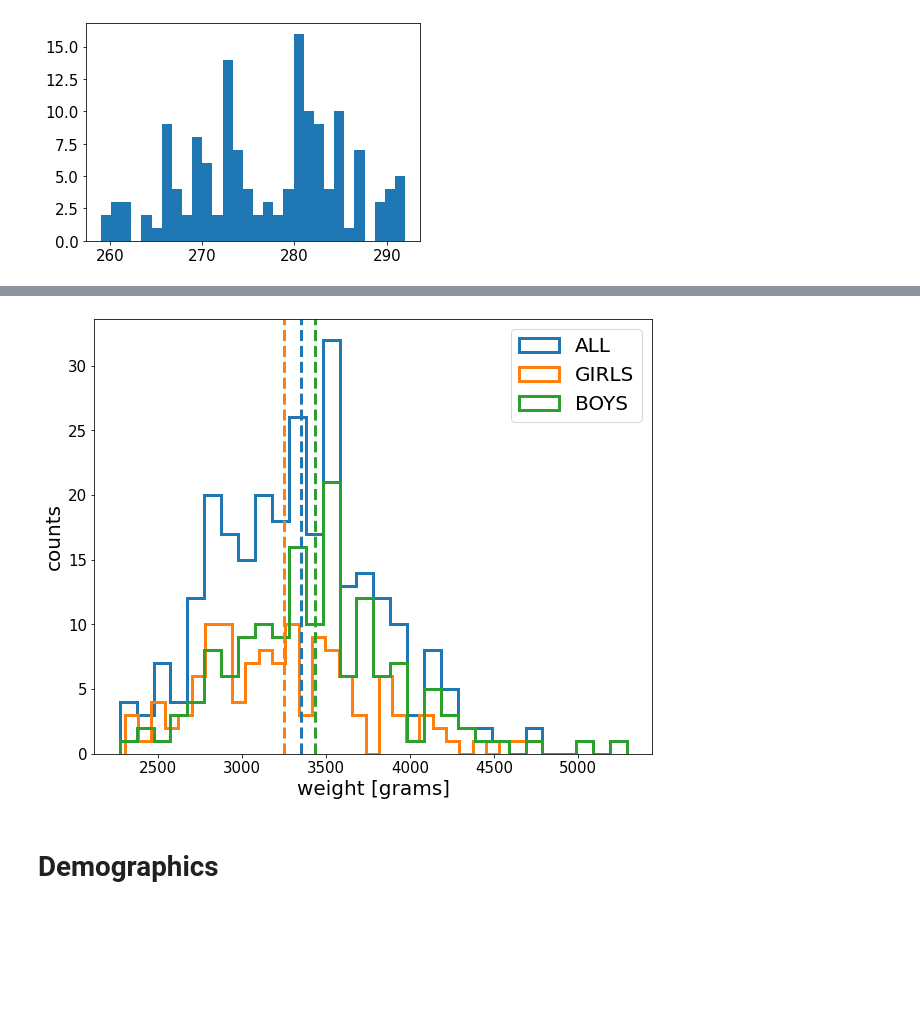
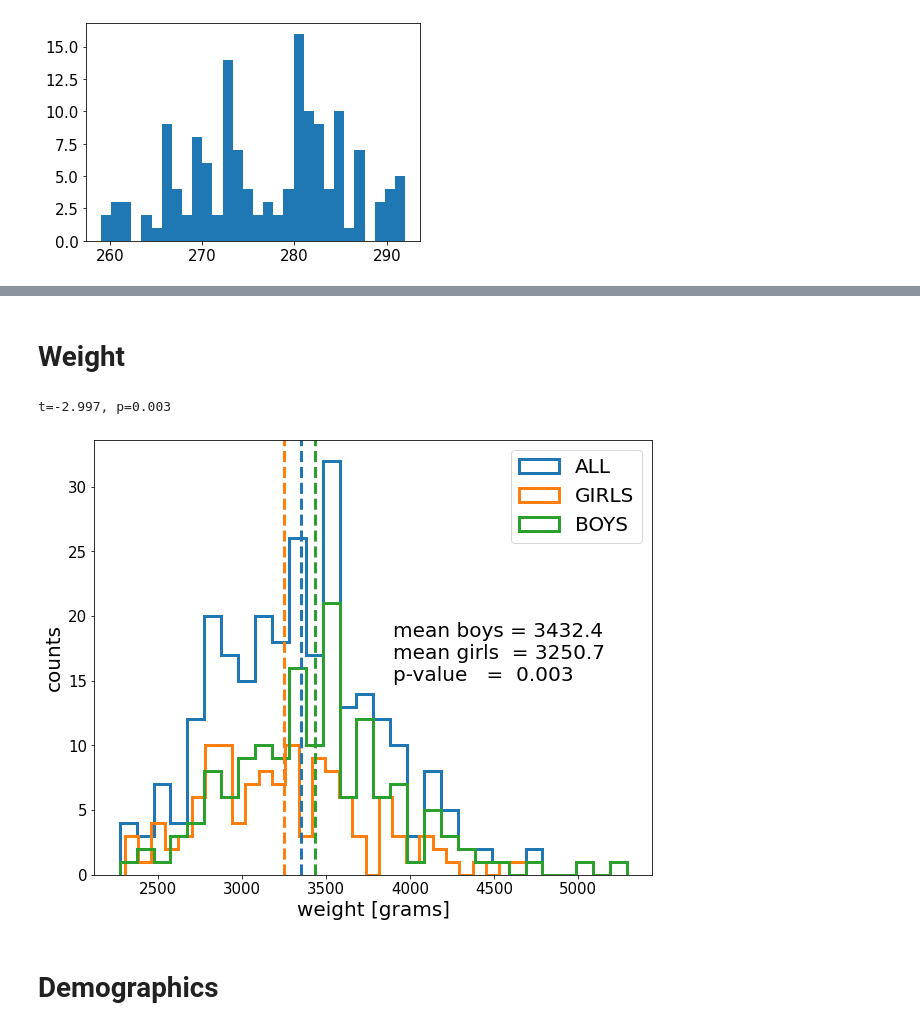
Before and after one commit to shisteve/NHS, a Jupyter notebook: 003_sample_babies.ipynb, the cells around one changed output, grey strips where cells are left out. Saved outputs shown, nothing was run; the diff lists cells and outputs as text; code cells hidden in the pictures; blank space fills up the shorter version.

```diff
--- a/003_sample_babies.ipynb
+++ b/003_sample_babies.ipynb
@@ -128,7 +131,16 @@ len(NAMES_COMPLETE)
 270
 # %% [markdown]
 # CLASS SAMPLE_BABIES
+# %%
+b = baby('FMC003')
+b.mea
 # %%
+def days_to_week(x):
+    return x  / 7.
+def weeks_to_days(x):
+    return x * 7
+
+
 class SAMPLE:
     '''provide the list of baby ids to be read and
     the class will instantiate an array of baby objects.'''
@@ -140,7 +152,9 @@ class SAMPLE:
         # create list of baby objects
         for name in self.list_of_names:
             try:
-                self.babies.append(baby(name))
+                b_temp = baby(name)
+                if b_temp.data_found:
+                    self.babies.append(b_temp)
             except:
                 self.all_babies_are_good=False
                 self.failed_names.append(name)
@@ -151,11 +165,29 @@ class SAMPLE:
         #average values
         self.weight_grams = []
         self.gestational_age_days = []
+        self.delivery = []
+        self.SpO2_med = []
+        self.PR_med = []
+        self.PI_med = []
+
         for b in self.babies:
+            #print(b.baby_id)
             self.weight_grams.append(b.weight_grams)
             self.gestational_age_days.append(b.gestational_age_days)
+            self.delivery.append(b.delivery)
+            self.SpO2_med.append(b.measurements_SpO2_median[0])
+            self.PR_med.append(b.measurements_PR_median[0])
+            self.PI_med.append(b.measurements_PI_median[0])
+
+
+        # covert in numpy array
         self.weight_grams = np.array(self.weight_grams)
         self.gestational_age_days = np.array(self.gestational_age_days)
+        self.delivery = np.array(self.delivery)
+        self.SpO2_med = np.array(self.SpO2_med)
+        self.PR_med   = np.array(self.PR_med)
+        self.PI_med   = np.array(self.PI_med)
+
 
     def select_girls(self):
         girls = []
@@ -263,17 +433,28 @@ plt.show()
+# %% [markdown]
+# Weight
 # %%
 plt.figure(figsize=(10,8))
 plt.hist(BABIES.weight_grams,bins=30,histtype='step',lw=3,label='ALL')
 plt.axvline(np.mean(BABIES.weight_grams),color='C0',ls='dashed',lw=3)
 plt.hist(girls.weight_grams ,bins=30,histtype='step',lw=3,label='GIRLS')
 plt.axvline(np.mean(girls.weight_grams),color='C1',ls='dashed',lw=3)
 plt.hist(boys.weight_grams  ,bins=30,histtype='step',lw=3,label='BOYS')
 plt.axvline(np.mean(boys.weight_grams),color='C2',ls='dashed',lw=3)
 plt.xlabel('weight [grams]')
 plt.ylabel('counts')
 plt.legend()
+
+stat, p = ss.ttest_ind(girls.weight_grams, boys.weight_grams)
+print('t=%.3f, p=%.3f' % (stat, p))
+
+plt.text(3900,15,'mean boys = '+str(round(np.mean(boys.weight_grams),1))+\
+         '\nmean girls  = '+str(round(np.mean(girls.weight_grams),1))+\
+         '\np-value   =  '+str(round(p,3)))
+
 plt.show()
 # %% [output]
+t=-2.997, p=0.003
-[figure, old version]
+[figure, new version]
 # %% [markdown]
 # Demographics
 # %%
```
Also changed, not shown: parts of 18 cells of this notebook.
